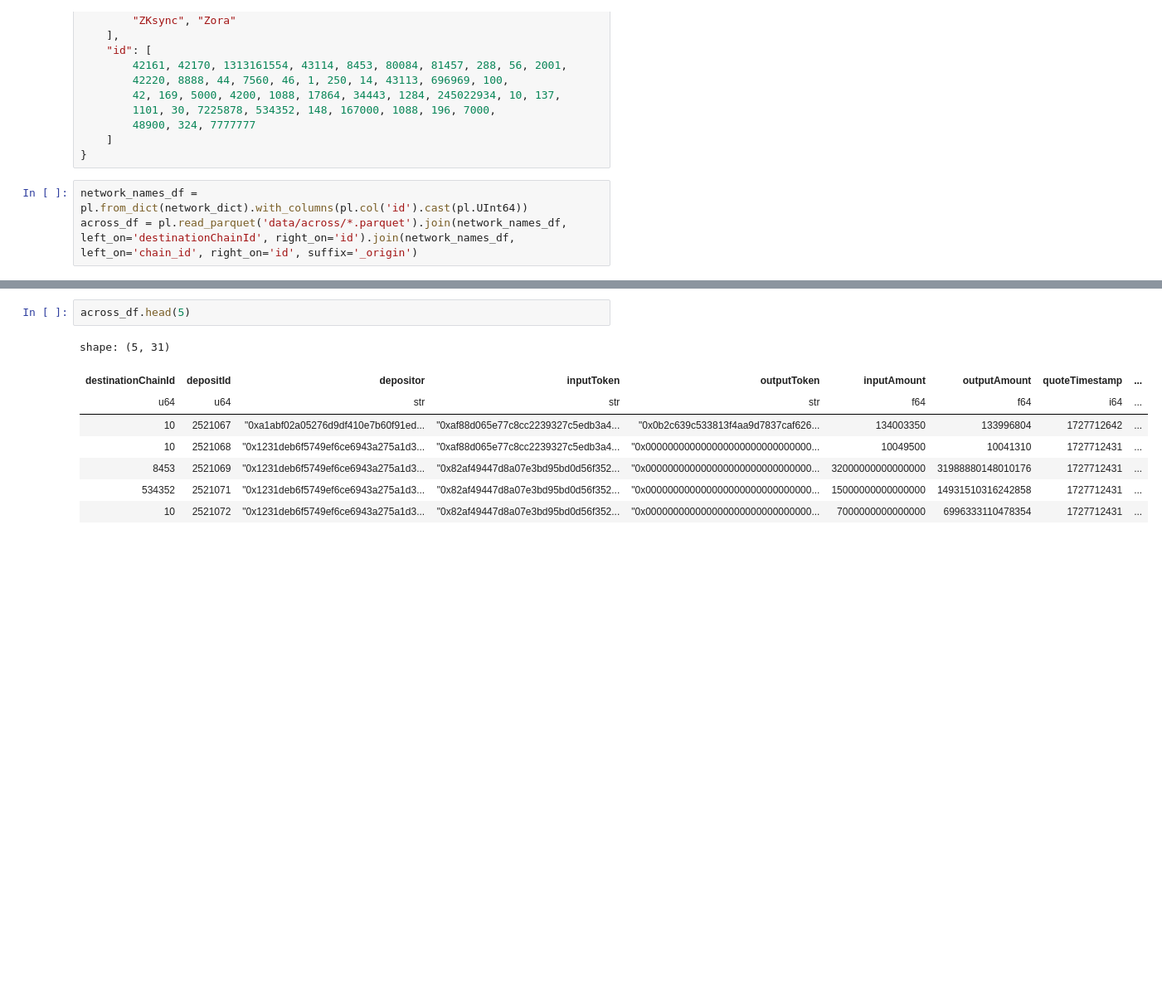
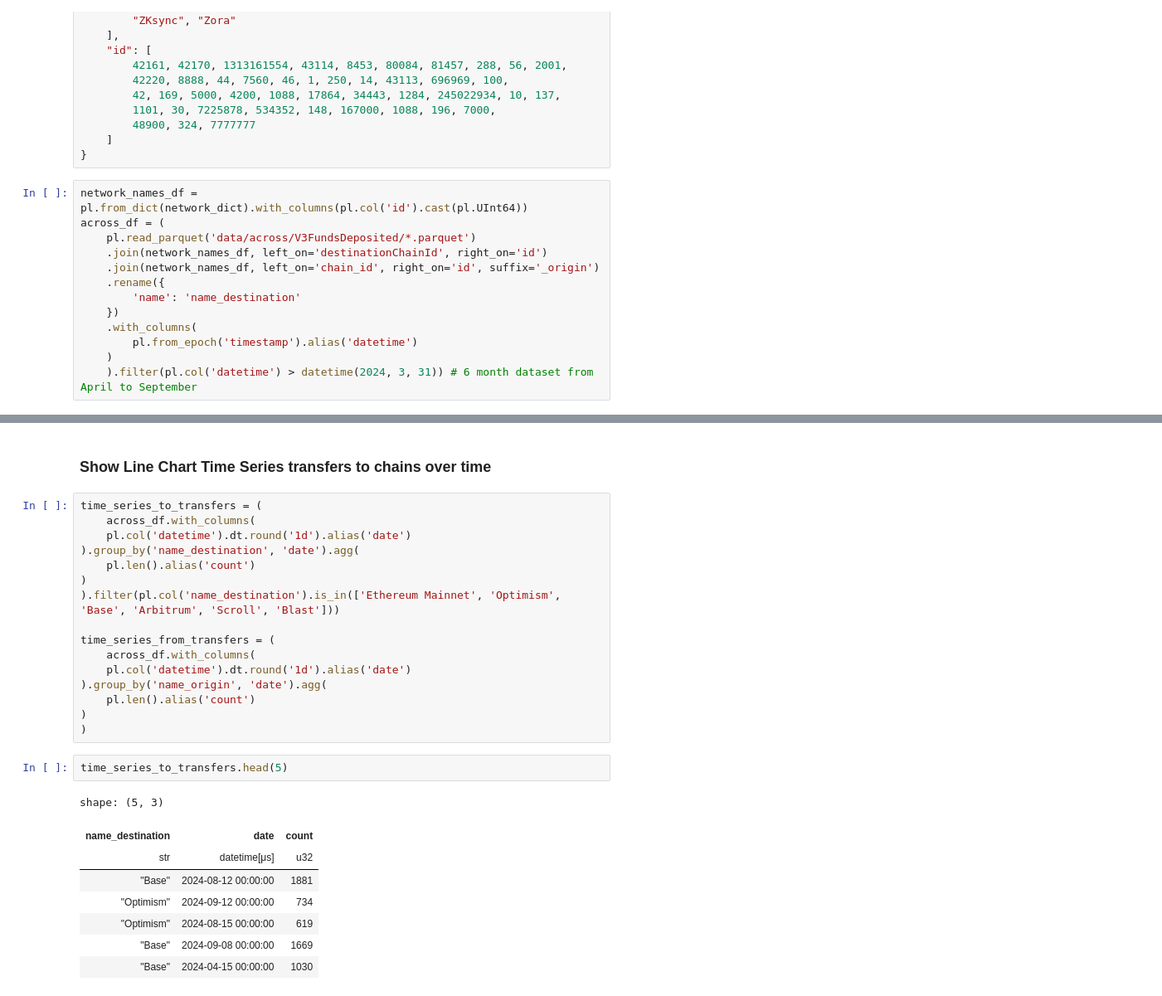
Before and after one commit to Evan-Kim2028/solver_analytics, a Jupyter notebook: eth_solvers.ipynb, the cells around one changed output, grey strips where cells are left out. Shown at 83% size. Drawn from its saved outputs; the diff is of its cells as text; blank space fills up the shorter version.

```diff
--- a/eth_solvers.ipynb
+++ b/eth_solvers.ipynb
@@ -37,7 +38,17 @@ network_dict = {
 }
 # %%
 network_names_df = pl.from_dict(network_dict).with_columns(pl.col('id').cast(pl.UInt64))
-across_df = pl.read_parquet('data/across/*.parquet').join(network_names_df, left_on='destinationChainId', right_on='id').join(network_names_df, left_on='chain_id', right_on='id', suffix='_origin')
+across_df = (
+    pl.read_parquet('data/across/V3FundsDeposited/*.parquet')
+    .join(network_names_df, left_on='destinationChainId', right_on='id')
+    .join(network_names_df, left_on='chain_id', right_on='id', suffix='_origin')
+    .rename({
+        'name': 'name_destination'
+    })
+    .with_columns(
+        pl.from_epoch('timestamp').alias('datetime')
+    )
+    ).filter(pl.col('datetime') > datetime(2024, 3, 31)) # 6 month dataset from April to September
 # %%
 across_df.shape
 # %% [output]
@@ -45,11 +70,29 @@ across_df.shape
+# %% [markdown]
+### Show Line Chart Time Series transfers to chains over time
+# %%
+time_series_to_transfers = (
+    across_df.with_columns(
+    pl.col('datetime').dt.round('1d').alias('date')
+).group_by('name_destination', 'date').agg(
+    pl.len().alias('count')
+)
+).filter(pl.col('name_destination').is_in(['Ethereum Mainnet', 'Optimism', 'Base', 'Arbitrum', 'Scroll', 'Blast']))
+
+time_series_from_transfers = (
+    across_df.with_columns(
+    pl.col('datetime').dt.round('1d').alias('date')
+).group_by('name_origin', 'date').agg(
+    pl.len().alias('count')
+)
+)
 # %%
-across_df.head(5)
+time_series_to_transfers.head(5)
 # %% [output]
-shape: (5, 31)
+shape: (5, 3)
-| destinationChainId | depositId | depositor | inputToken | outputToken | inputAmount | outputAmount | quoteTimestamp | ... |
-| u64 | u64 | str | str | str | f64 | f64 | i64 | ... |
-| 10 | 2521067 | "0xa1abf02a05276d9df410e7b60f91ed... | "0xaf88d065e77c8cc2239327c5edb3a4... | "0x0b2c639c533813f4aa9d7837caf626... | 134003350 | 133996804 | 1727712642 | ... |
-| 10 | 2521068 | "0x1231deb6f5749ef6ce6943a275a1d3... | "0xaf88d065e77c8cc2239327c5edb3a4... | "0x000000000000000000000000000000... | 10049500 | 10041310 | 1727712431 | ... |
-| 8453 | 2521069 | "0x1231deb6f5749ef6ce6943a275a1d3... | "0x82af49447d8a07e3bd95bd0d56f352... | "0x000000000000000000000000000000... | 32000000000000000 | 31988880148010176 | 1727712431 | ... |
-| 534352 | 2521071 | "0x1231deb6f5749ef6ce6943a275a1d3... | "0x82af49447d8a07e3bd95bd0d56f352... | "0x000000000000000000000000000000... | 15000000000000000 | 14931510316242858 | 1727712431 | ... |
-| 10 | 2521072 | "0x1231deb6f5749ef6ce6943a275a1d3... | "0x82af49447d8a07e3bd95bd0d56f352... | "0x000000000000000000000000000000... | 7000000000000000 | 6996333110478354 | 1727712431 | ... |
+| name_destination | date | count |
+| str | datetime[μs] | u32 |
+| "Base" | 2024-08-12 00:00:00 | 1881 |
+| "Optimism" | 2024-09-12 00:00:00 | 734 |
+| "Optimism" | 2024-08-15 00:00:00 | 619 |
+| "Base" | 2024-09-08 00:00:00 | 1669 |
+| "Base" | 2024-04-15 00:00:00 | 1030 |
```
Also changed, not shown: parts of 22 cells of this notebook.
